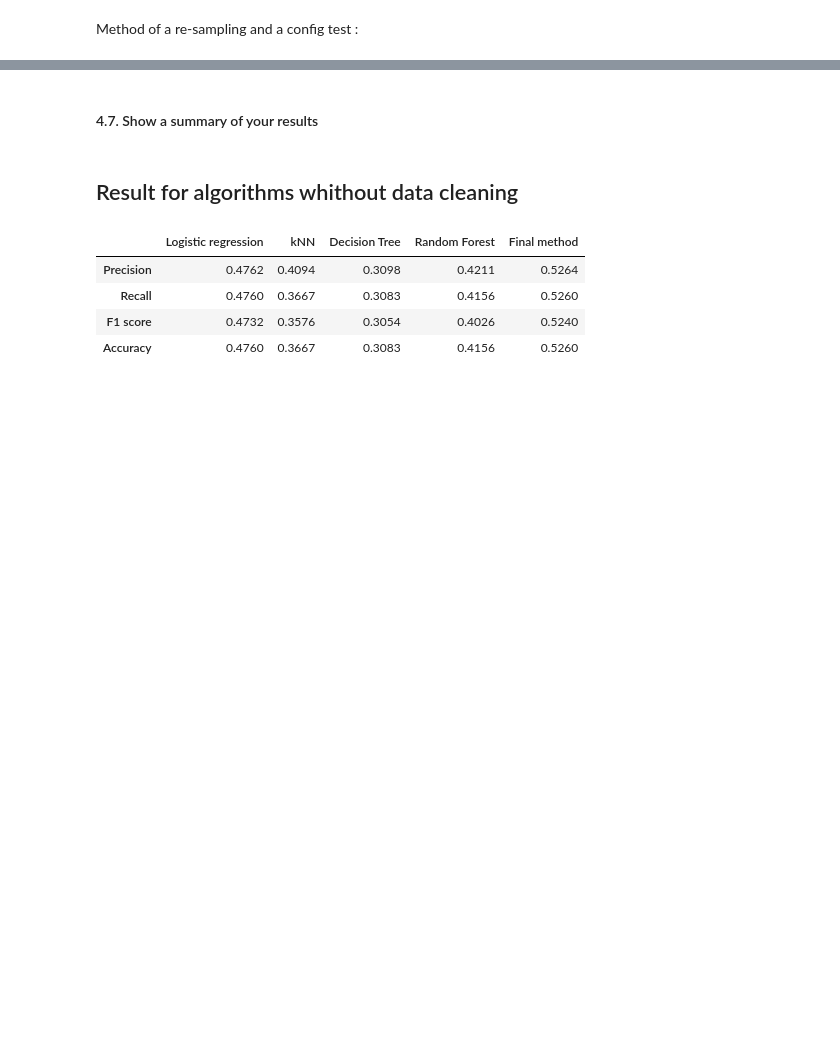
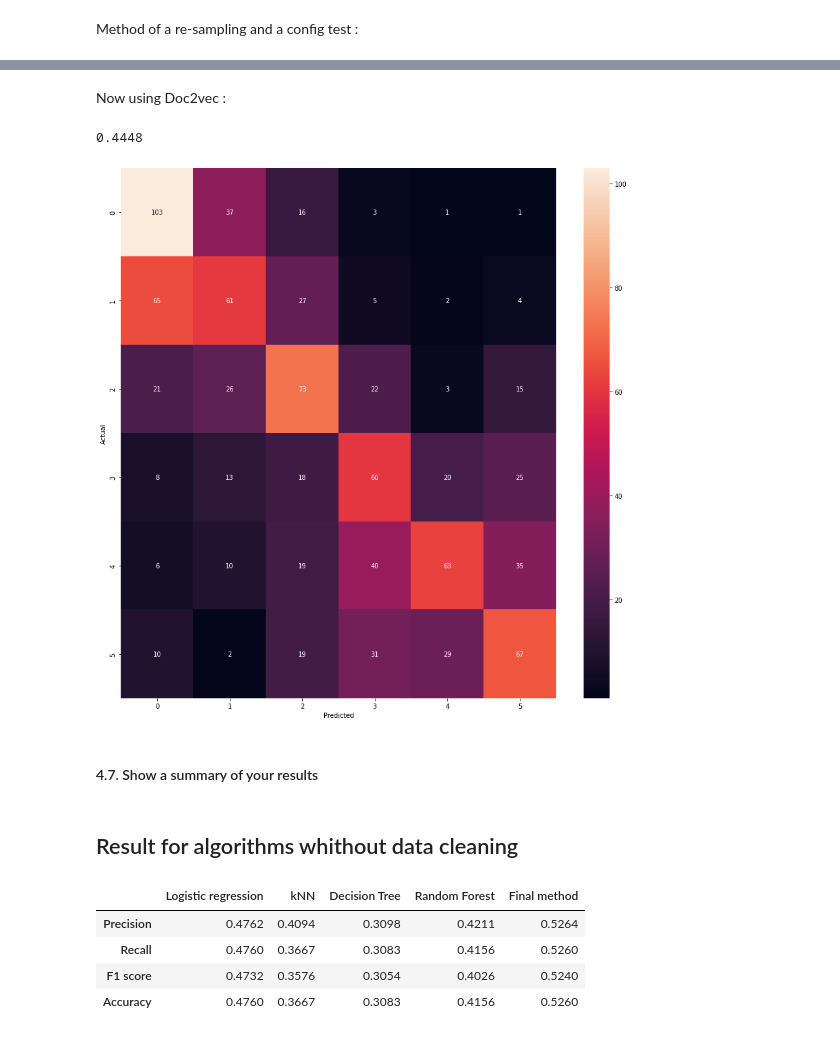
Before and after one commit to AlexLef169/DMML2021_OMEGA, a Jupyter notebook: UNIL_OMEGA.ipynb, the cells around one changed output, grey strips where cells are left out. Cells and saved outputs as stored; diff of their text form; code cells hidden in the pictures; blank space fills up the shorter version.

```diff
--- a/UNIL_OMEGA.ipynb
+++ b/UNIL_OMEGA.ipynb
@@ -849,3 +854,54 @@ for config in configs:
+# %% [markdown]
+Now using Doc2vec :
+# %%
+from gensim.models.doc2vec import TaggedDocument
+import matplotlib.pyplot as plt
+import seaborn as sns
+
+sample_tagged = df.apply(lambda r: TaggedDocument(words=spacy_tokenizer(r['sentence']), tags=[r.difficulty]), axis=1)
+#print(sample_tagged.head(20))
+train_tagged, test_tagged = train_test_split(sample_tagged, test_size=0.2, random_state=0)
+
+#to speed up
+import multiprocessing
+cores = multiprocessing.cpu_count()
+
+from gensim.models import Doc2Vec
+
+model_dbow = Doc2Vec(dm=0, vector_size=20, negative=6, hs=0, min_count=1, sample=0, workers=cores, epoch=300)
+model_dbow.build_vocab([x for x in train_tagged.values])
+
+model_dbow.train(train_tagged, total_examples=model_dbow.corpus_count, epochs=model_dbow.epochs)
+# Select X and y
+def vec_for_learning(model, tagged_docs):
+    sents = tagged_docs.values
+    targets, regressors = zip(*[(doc.tags[0], model.infer_vector(doc.words, steps=100)) for doc in sents])
+    return targets, regressors
+
+y_train, X_train = vec_for_learning(model_dbow, train_tagged)
+y_test, X_test = vec_for_learning(model_dbow, test_tagged)
+
+X_train[:3]
+
+# Fit model on training set - same algorithm as before
+logreg = LogisticRegression(max_iter=1000, solver='lbfgs', C=10)
+#logreg = MultinomialNB(alpha=1)
+logreg.fit(X_train, y_train)
+
+# Predictions
+y_pred = logreg.predict(X_test)
+
+# Evaluate model
+print(round(accuracy_score(y_test, y_pred), 4))
+conf_mat = confusion_matrix(y_test, y_pred)
+fig, ax = plt.subplots(figsize=(15,15))
+sns.heatmap(conf_mat, annot=True, fmt='d')
+plt.ylabel('Actual')
+plt.xlabel('Predicted')
+plt.show()
+# %% [output]
+0.4448
+[figure, added]
 # %% [markdown]
 #### 4.7. Show a summary of your results
 # %% [markdown]
```
Also changed, not shown: parts of 14 cells of this notebook.
